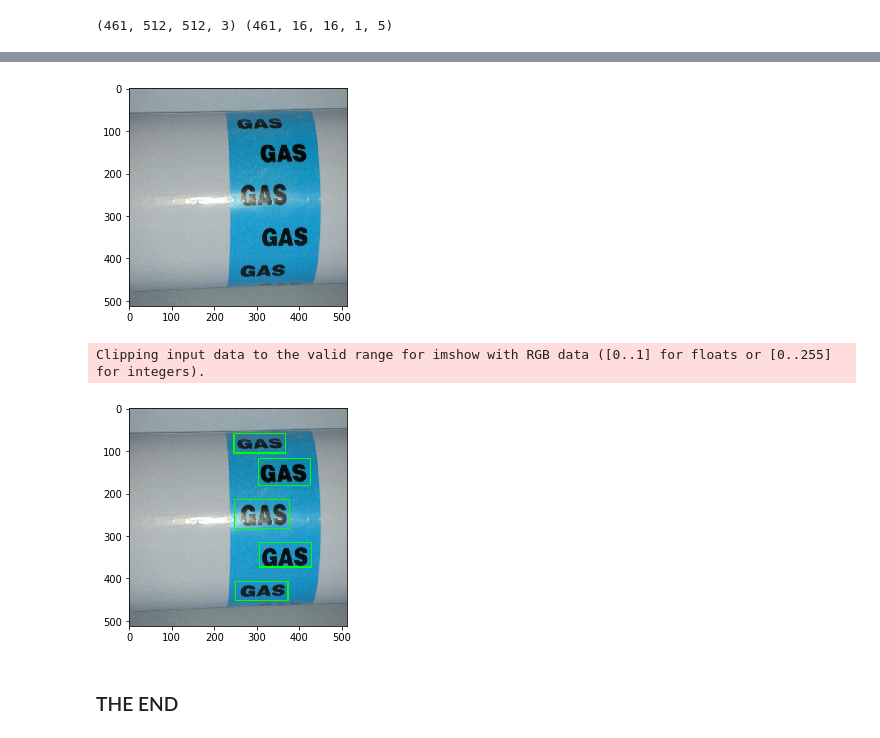
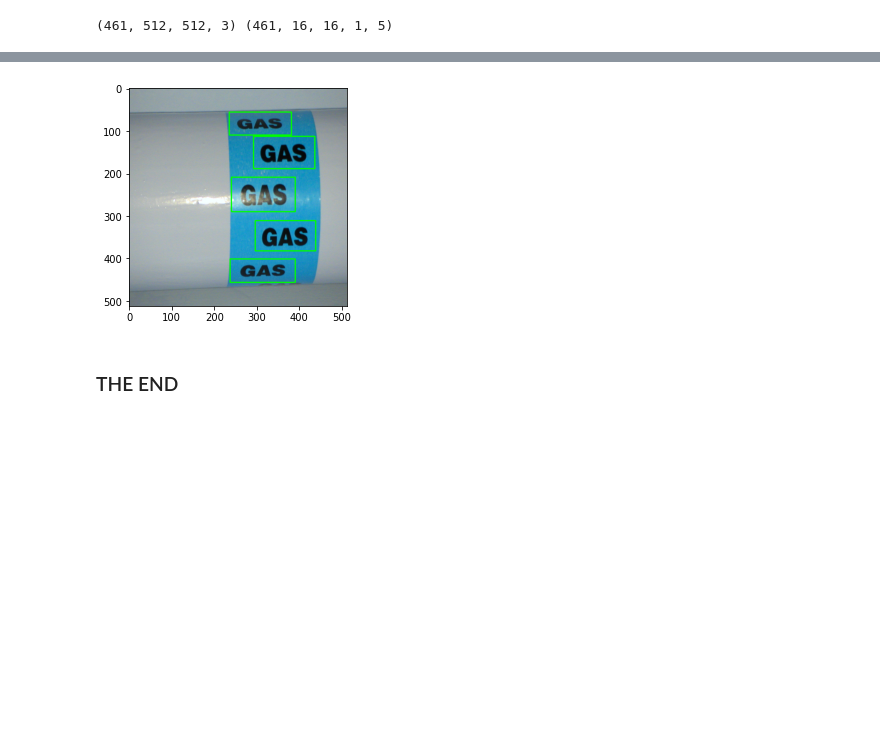
Before and after one commit to Neerajj9/Text-Detection-using-Yolo-Algorithm-in-keras-tensorflow, a Jupyter notebook: Yolo.ipynb, the cells around one changed output, grey strips where cells are left out. Cells and saved outputs as stored; diff of their text form; code cells hidden in the pictures; blank space fills up the shorter version.

```diff
--- a/Yolo.ipynb
+++ b/Yolo.ipynb
@@ -166,6 +394,6 @@ hist = model.fit(X_train ,Y_train ,epochs= 30 ,batch_size = 4 , callbacks=[check
 # %%
 model = load_model('model/text_detect_model.json')
-model.load_weights('model/text_detect.h5')
+model.load_weights('text_detect.h5')
 # %%
 def predict_func(model , inp , iou , name):
 
@@ -195,5 +423,5 @@ rand = np.random.randint(0,X_val.shape[0], size = 5)
 
 for i in rand:
 
-    predict_func(model , X_val[i:i+1] , 0.5, i)
+    predict_func(model , X_val[i:i+1] , 0.25, i)
 # %% [output]
@@ -211,5 +443,5 @@ for i in os.listdir('Test'):
     img = cv2.imread(os.path.join('Test',i))
     img = cv2.resize(img,(512,512))
     img = (img - 127.5)/127.5
-    predict_func(model , np.expand_dims(img,axis= 0) , 0.5 , 'sample')
+    predict_func(model , np.expand_dims(img,axis= 0) , 0.25 , 'sample')
 # %% [output]
@@ -216,5 +450,3 @@ for i in os.listdir('Test'):
-[figure, old version]
+[figure, new version]
-Clipping input data to the valid range for imshow with RGB data ([0..1] for floats or [0..255] for integers).
-[figure, removed]
 # %% [markdown]
 ### THE END
```
Also changed, not shown: parts of 18 cells of this notebook.
